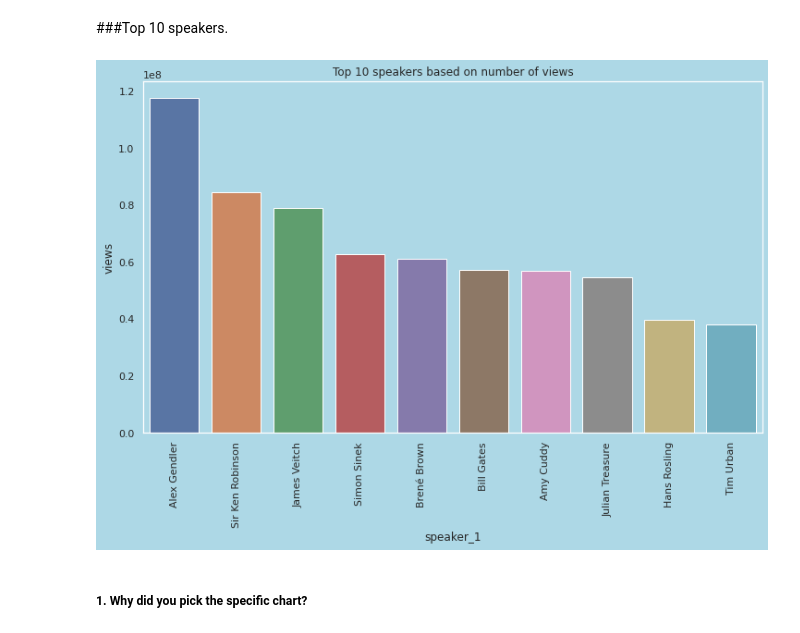
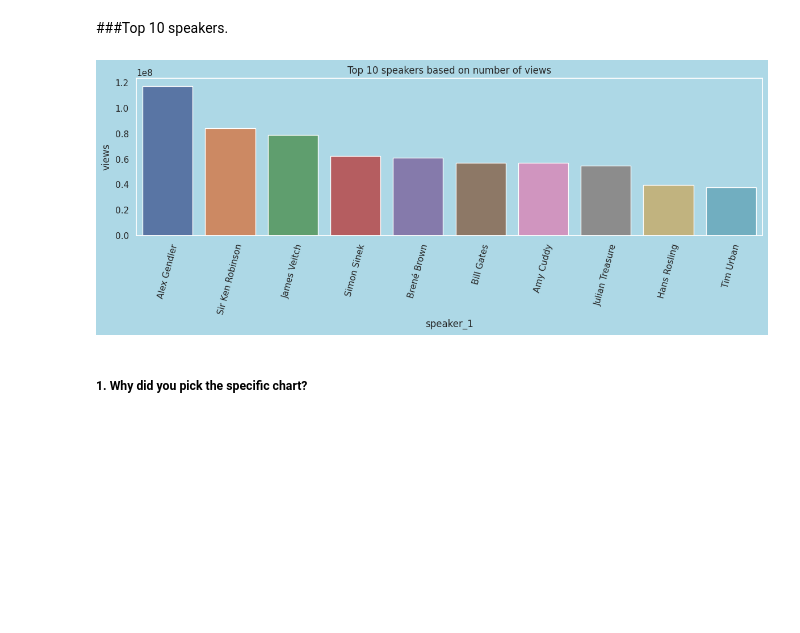
Before and after one commit to ZakiUllahUsmani/TED-Talk-Views-Prediction, a Jupyter notebook: TED_Talks_Views_predictions.ipynb, the cells around one changed output. Cells and saved outputs as stored; diff of their text form; code cells hidden in the pictures; blank space fills up the shorter version.

```diff
--- a/TED_Talks_Views_predictions.ipynb
+++ b/TED_Talks_Views_predictions.ipynb
@@ -189,8 +190,3 @@ views               0
 speaker_1           0
 transcript          0
 dtype: int64
-# %%
-# Visualizing the missing values.
-plt.rcParams['figure.figsize'] = (15, 6)
-sns.set(rc={'axes.facecolor':'lightblue', 'figure.facecolor':'lightblue'})
-sns.heatmap(dataset.isnull(), cbar=False)
@@ -482,11 +462,11 @@ First i made a copy of the original dataset, then i checked for null values and
 # %% [markdown]
 ###Top Languages.
 # %%
-# Top languages.
-sns.set(rc={'figure.figsize':(11.7,6.27)})
+# Top Languages.
+sns.set(rc={'figure.figsize':(10.0,4.27)})
 title = 'Top languages'
 sns.set(rc={'axes.facecolor':'lightblue', 'figure.facecolor':'lightblue'})
-sns.countplot(x='native_lang', data = data)
+sns.countplot(x = 'native_lang', data = data)
 plt.title(title)
-plt.ioff()
+plt.show()
 # %% [output]
@@ -532,7 +511,9 @@ Yes, beacause if a talk gets the best event it can attract more viewers.
 ###Years with total number of published video.
 # %%
 # Best year.
-sns.set(rc={'figure.figsize':(11.7,8.27)})
+sns.set(rc={'figure.figsize':(12,4)})
 sns.set(rc={'axes.facecolor':'lightblue', 'figure.facecolor':'lightblue'})
 sns.countplot(x='published_year', data=data)
+plt.title('No of published videos per year')
+plt.show()
 # %% [output]
@@ -557,14 +537,15 @@ I think this only shows the total number of videos published in different years.
 # %%
 # Speakers vs number of views.
 spk_views = data.groupby('speaker_1')['views'].sum().sort_values(ascending=False).reset_index()[:10]
 sns.set(rc={'axes.facecolor':'lightblue', 'figure.facecolor':'lightblue'})
-plt.figure(figsize=(12,7))
+plt.figure(figsize=(12.0,5.0))
 ax=sns.barplot(x='speaker_1', y='views',data= spk_views)
-plt.setp(ax.get_xticklabels(), rotation=90);
+plt.setp(ax.get_xticklabels(), rotation=75);
 plt.title('Top 10 speakers based on number of views')
 ax.grid(False)
+plt.show()
 # %% [output]
-[figure, old version]
+[figure, new version]
 # %% [markdown]
 ##### 1. Why did you pick the specific chart?
 # %% [markdown]
```
Also changed, not shown: parts of 68 cells of this notebook.
